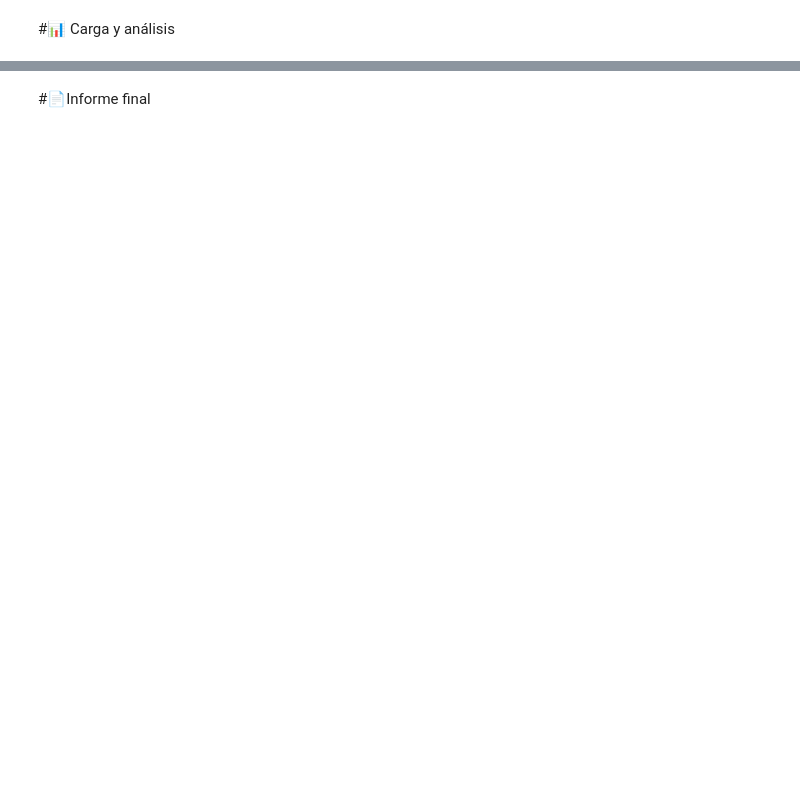
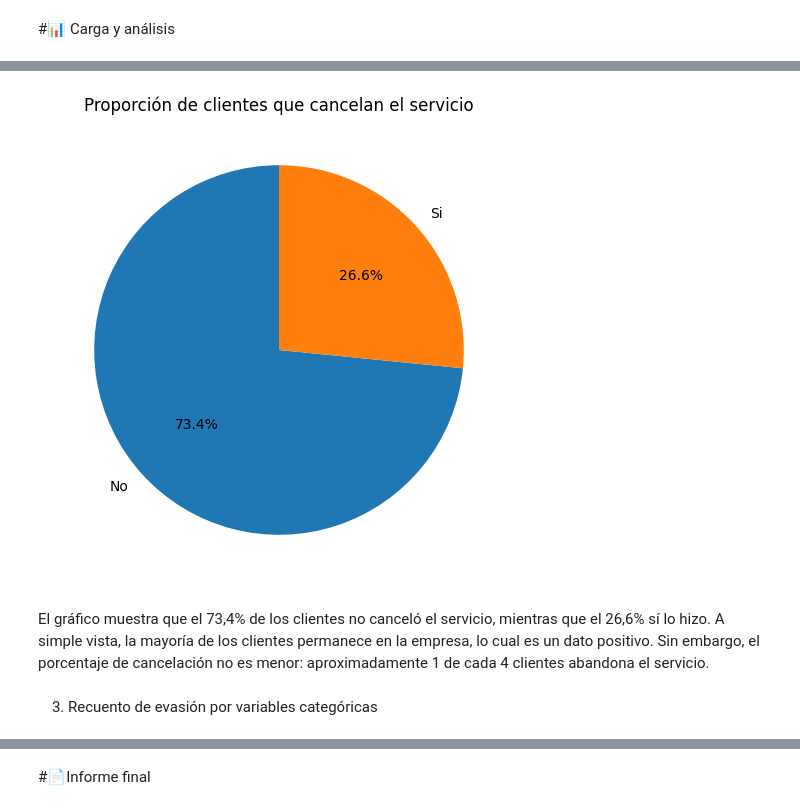
Before and after one commit to Ferrrchu/Challenge-TelecomX-Alura-Latam, a Jupyter notebook: TelecomX_LATAM.ipynb, the cells around one changed output, grey strips where cells are left out. Saved outputs shown, nothing was run; the diff lists cells and outputs as text; code cells hidden in the pictures; blank space fills up the shorter version.

```diff
--- a/TelecomX_LATAM.ipynb
+++ b/TelecomX_LATAM.ipynb
@@ -8,0 +389,12 @@
+# %%
+plt.figure(figsize=(6,6))
+df['Churn'].value_counts().plot(kind='pie', autopct='%1.1f%%', startangle=90)
+plt.title('Proporción de clientes que cancelan el servicio')
+plt.ylabel('')
+plt.show()
+# %% [output]
+[figure, added]
+# %% [markdown]
+El gráfico muestra que el 73,4% de los clientes no canceló el servicio, mientras que el 26,6% sí lo hizo. A simple vista, la mayoría de los clientes permanece en la empresa, lo cual es un dato positivo. Sin embargo, el porcentaje de cancelación no es menor: aproximadamente 1 de cada 4 clientes abandona el servicio.
+# %% [markdown]
+3. Recuento de evasión por variables categóricas
```
Also changed, not shown: parts of 46 cells of this notebook.
